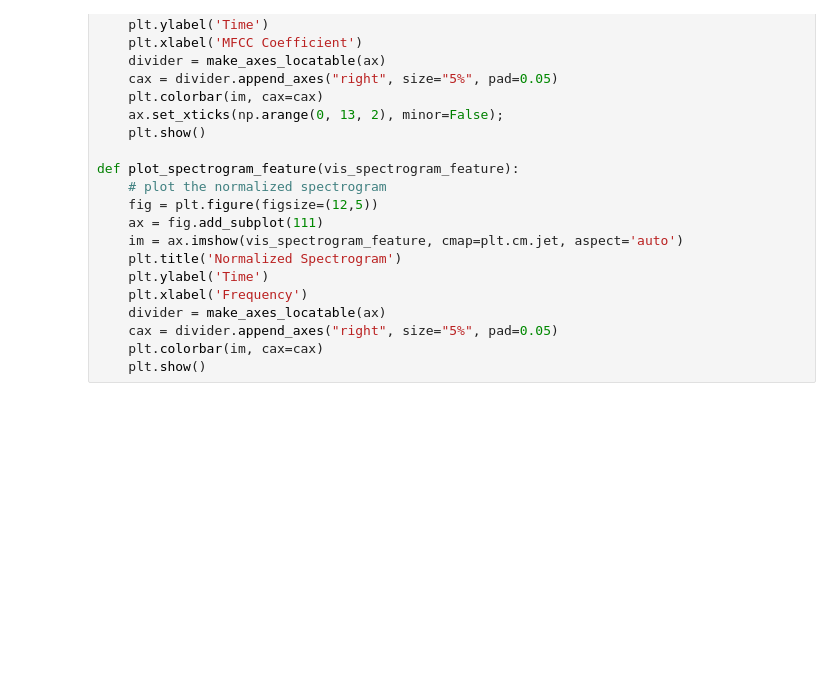
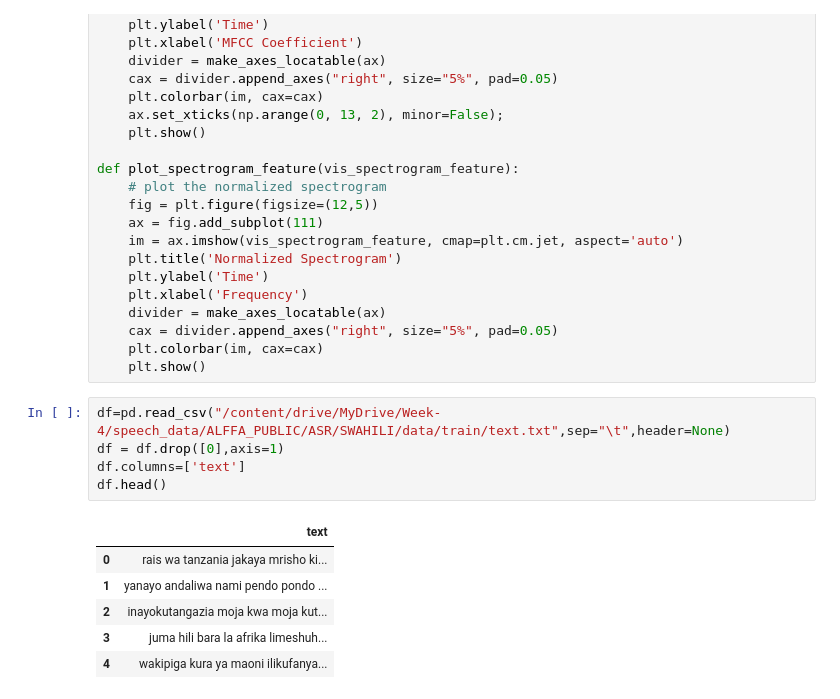
Before and after one commit to 10-Academy-Batch-4-Week-4/Swahili-Speech-To-Text, a Jupyter notebook: notebooks/Speech_recognition.ipynb, the cells around one changed output. Cells and saved outputs as stored; diff of their text form; blank space fills up the shorter version.

```diff
--- a/notebooks/Speech_recognition.ipynb
+++ b/notebooks/Speech_recognition.ipynb
@@ -586,3 +587,15 @@ def plot_spectrogram_feature(vis_spectrogram_feature):
     cax = divider.append_axes("right", size="5%", pad=0.05)
     plt.colorbar(im, cax=cax)
     plt.show()
+# %%
+df=pd.read_csv("/content/drive/MyDrive/Week-4/speech_data/ALFFA_PUBLIC/ASR/SWAHILI/data/train/text.txt",sep="\t",header=None)
+df = df.drop([0],axis=1)
+df.columns=['text']
+df.head()
+# %% [output]
+|  | text |
+| 0 | rais wa tanzania jakaya mrisho ki... |
+| 1 | yanayo andaliwa nami pendo pondo ... |
+| 2 | inayokutangazia moja kwa moja kut... |
+| 3 | juma hili bara la afrika limeshuh... |
+| 4 | wakipiga kura ya maoni ilikufanya... |
```
Also changed, not shown: parts of 6 cells of this notebook.
